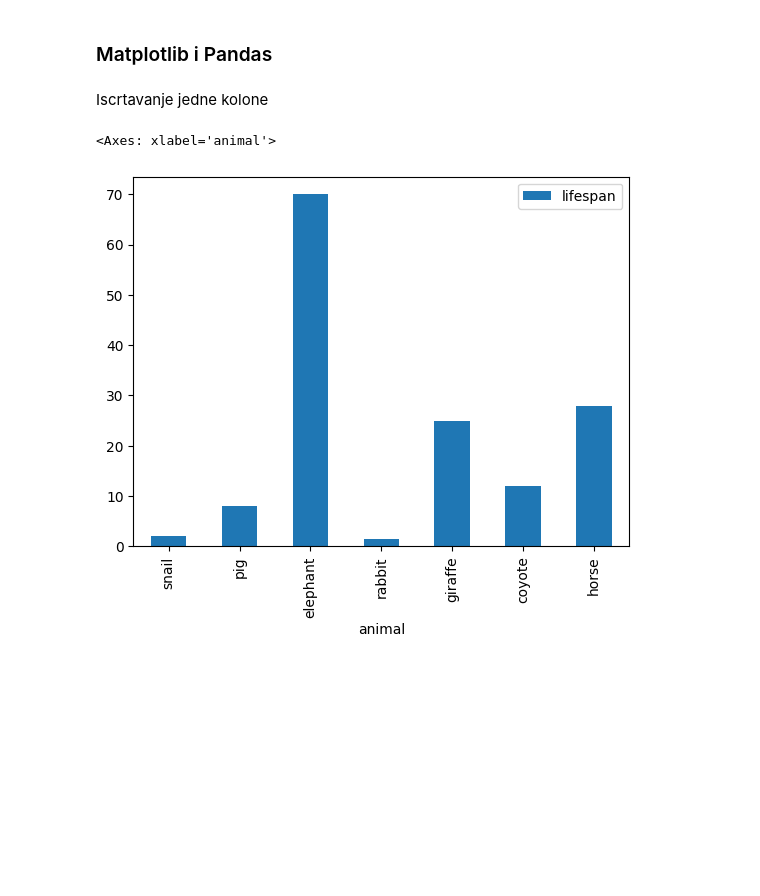
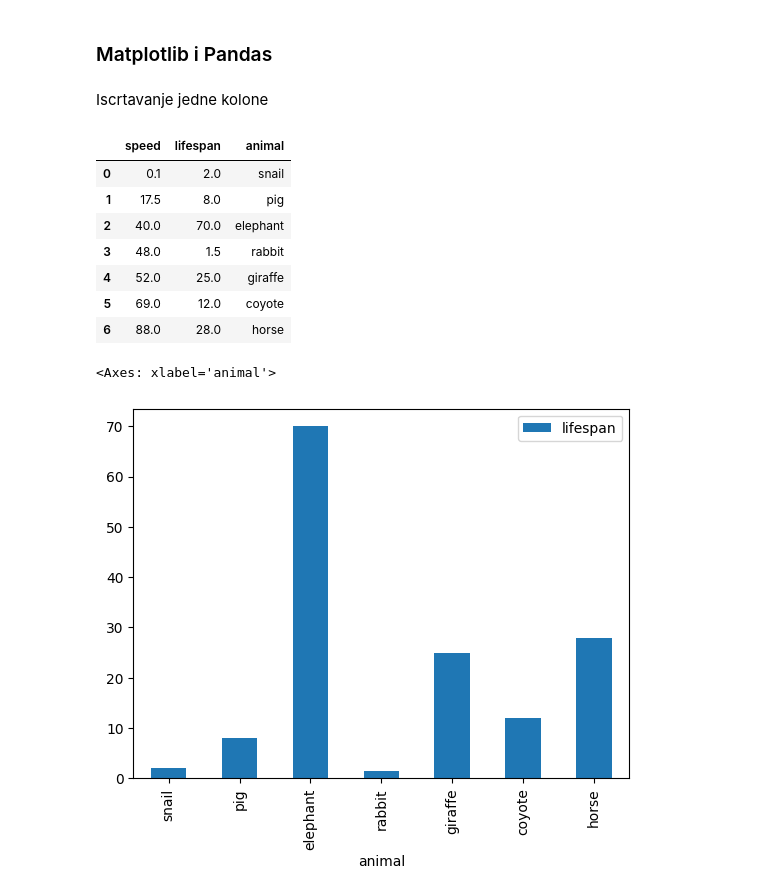
Before and after one commit to TLazarevic/data-analysis-lab, a Jupyter notebook: matplotlib.ipynb, the cells around one changed output. Cells and saved outputs as stored; diff of their text form; code cells hidden in the pictures; blank space fills up the shorter version.

```diff
--- a/matplotlib.ipynb
+++ b/matplotlib.ipynb
@@ -234,6 +243,17 @@ animal = ['snail', 'pig', 'elephant',
 df = pd.DataFrame({'speed': speed,
                    'lifespan': lifespan,
                    'animal': animal})
+# %%
+df
+# %% [output]
+|  | speed | lifespan | animal |
+| 0 | 0.1 | 2.0 | snail |
+| 1 | 17.5 | 8.0 | pig |
+| 2 | 40.0 | 70.0 | elephant |
+| 3 | 48.0 | 1.5 | rabbit |
+| 4 | 52.0 | 25.0 | giraffe |
+| 5 | 69.0 | 12.0 | coyote |
+| 6 | 88.0 | 28.0 | horse |
 # %%
 df.plot.bar(x='animal', y='lifespan')
 # %% [output]
```
Also changed, not shown: parts of 10 cells of this notebook, 1 other file.
